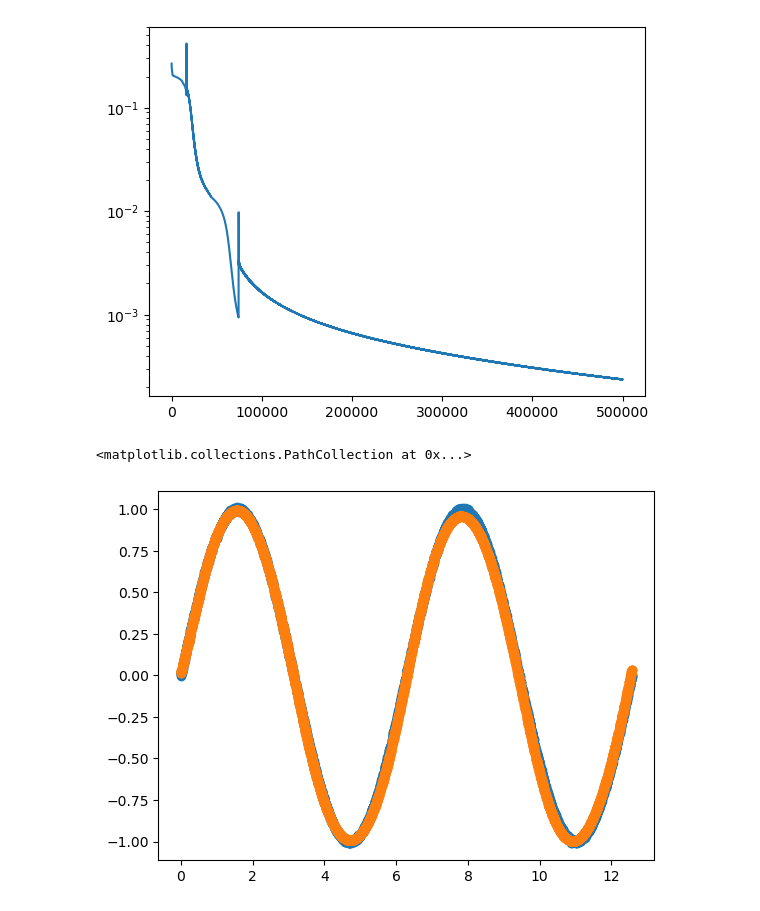
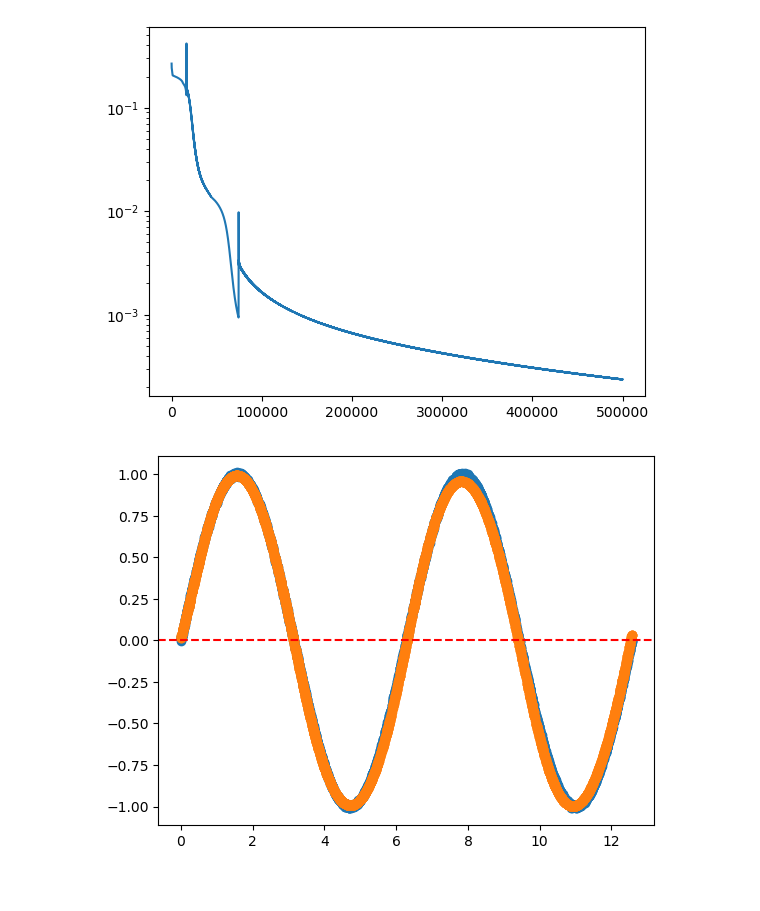
Before and after one commit to notakshitgoyal/MACHINE_LEARNING, a Jupyter notebook: sin_function.ipynb, the cells around one changed output. Saved outputs shown, nothing was run; the diff lists cells and outputs as text; code cells hidden in the pictures.

```diff
--- a/sin_function.ipynb
+++ b/sin_function.ipynb
@@ -252,6 +252,7 @@ plt.yscale("log")
 # %%
 plt.scatter(X_SAMPLES, Y_SAMPLES)
 plt.scatter(X_SAMPLES, forward_pass(X_SAMPLES, weight_matrices, bias_vectors, activation_functions))
+plt.axhline(y=0, color='red', linestyle='--')
+plt.show()
 # %% [output]
-<matplotlib.collections.PathCollection at 0x...>
-[figure, old version]
+[figure, new version]
```
